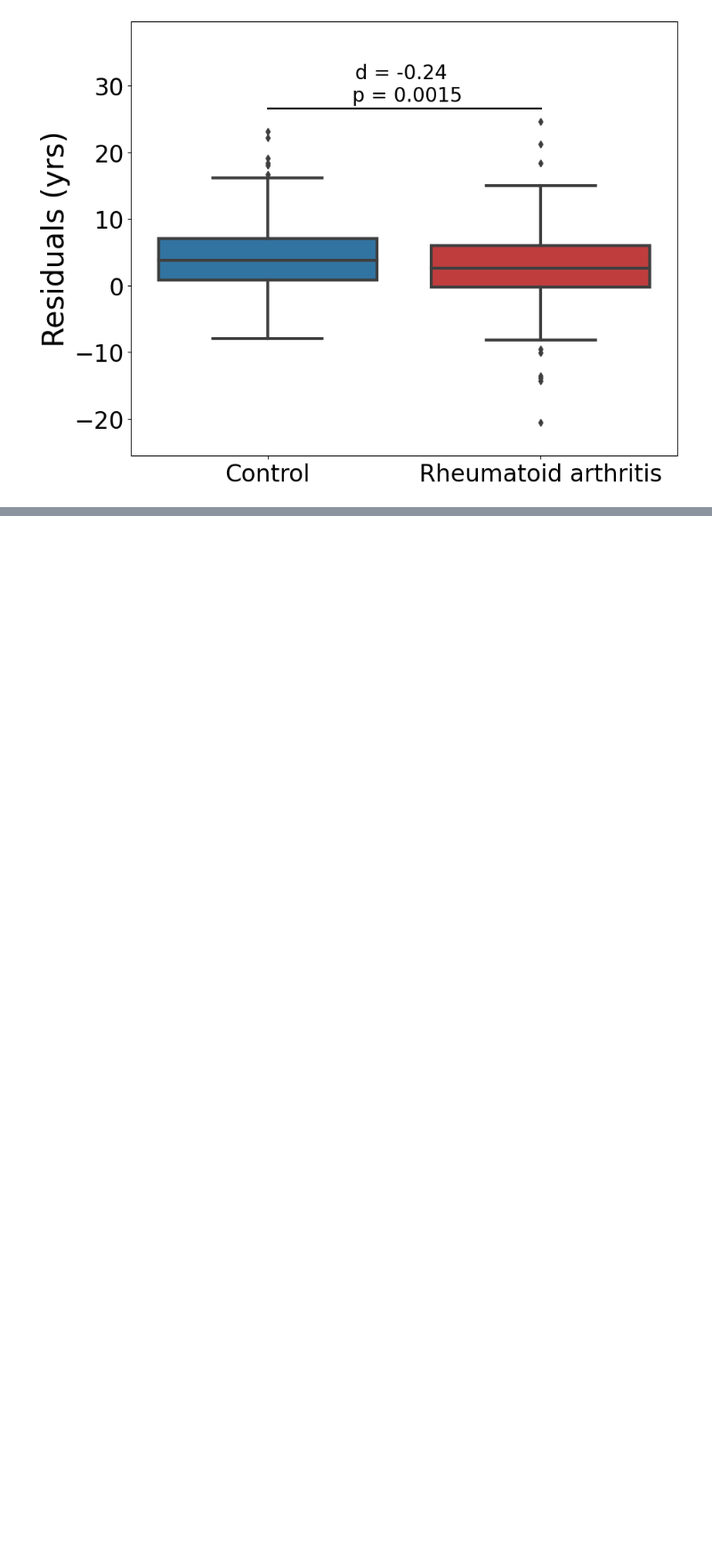
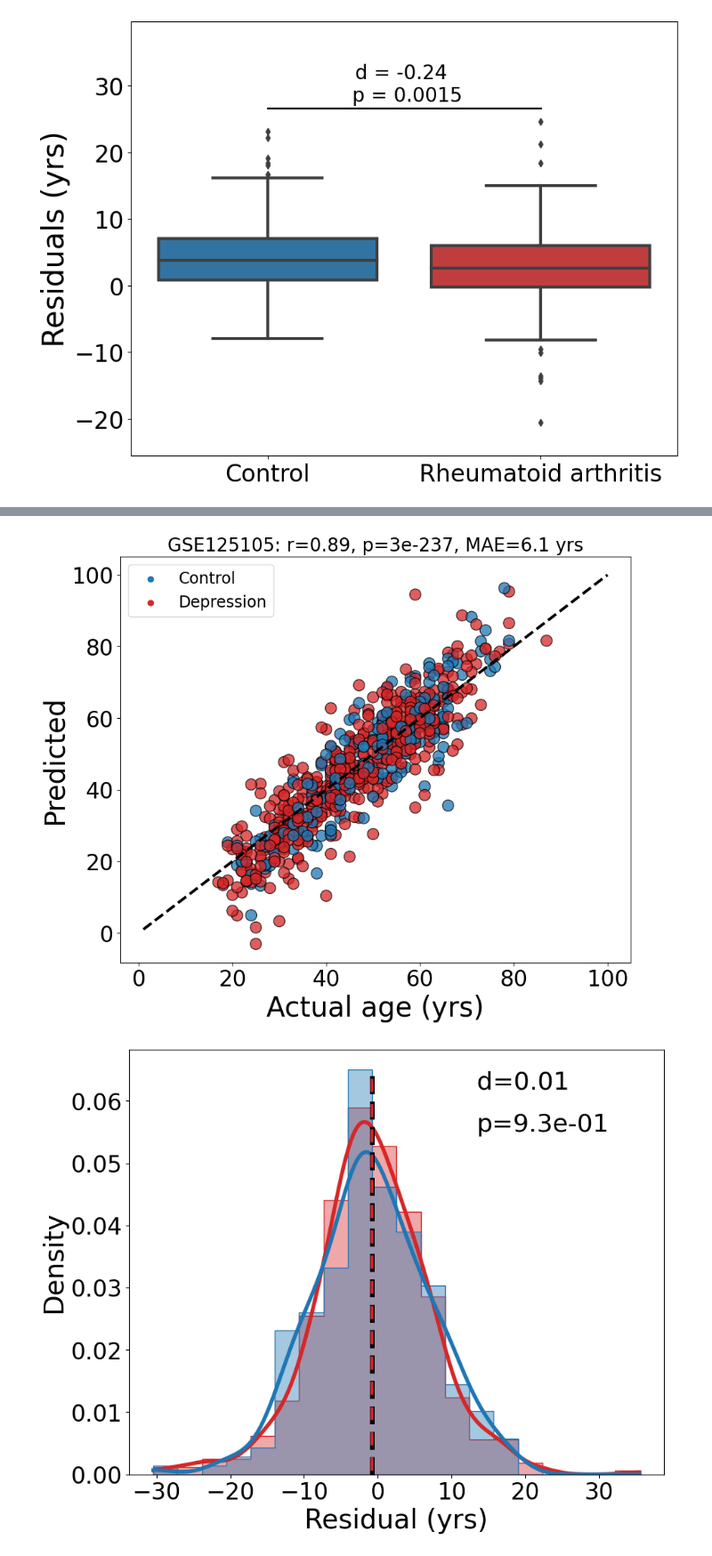
Before and after one commit to SkinnerCM/conboy-laboratory, a Jupyter notebook: dnam-clocks/mFSS-clock/notebooks/Generate figures/Generate Figure 3.ipynb, the cells around one changed output, grey strips where cells are left out. Shown at 89% size. Cells and saved outputs as stored; diff of their text form; code cells hidden in the pictures; blank space fills up the shorter version.

Commit message:
update 'Generate Figure 3' notebook

```diff
--- a/dnam-clocks/mFSS-clock/notebooks/Generate figures/Generate Figure 3.ipynb
+++ b/dnam-clocks/mFSS-clock/notebooks/Generate figures/Generate Figure 3.ipynb
@@ -211,0 +177,5 @@ fig3_plots(park,park_meta,age_corr_mfss_model, age_corr_mfss_selection, "Parkins
+# %%
+dep = np.load(data_path + 'GSE125105_depression/depression32_full.npy', allow_pickle=True)
+dep_meta = pd.read_excel(data_path + 'GSE125105_depression/depression_pmeta.xlsx')
+cg_list = list_reader(data_path + 'GSE125105_depression/depression_cgs_full.txt')
+dep = pd.DataFrame(dep, columns=cg_list)
@@ -211,0 +184,5 @@ fig3_plots(park,park_meta,age_corr_mfss_model, age_corr_mfss_selection, "Parkins
+# %%
+fig3_plots(dep,dep_meta,age_corr_mfss_model, age_corr_mfss_selection, "Depression", flag=False)
+# %% [output]
+[figure, added]
+[figure, added]
```
Also changed, not shown: parts of 18 cells of this notebook.
